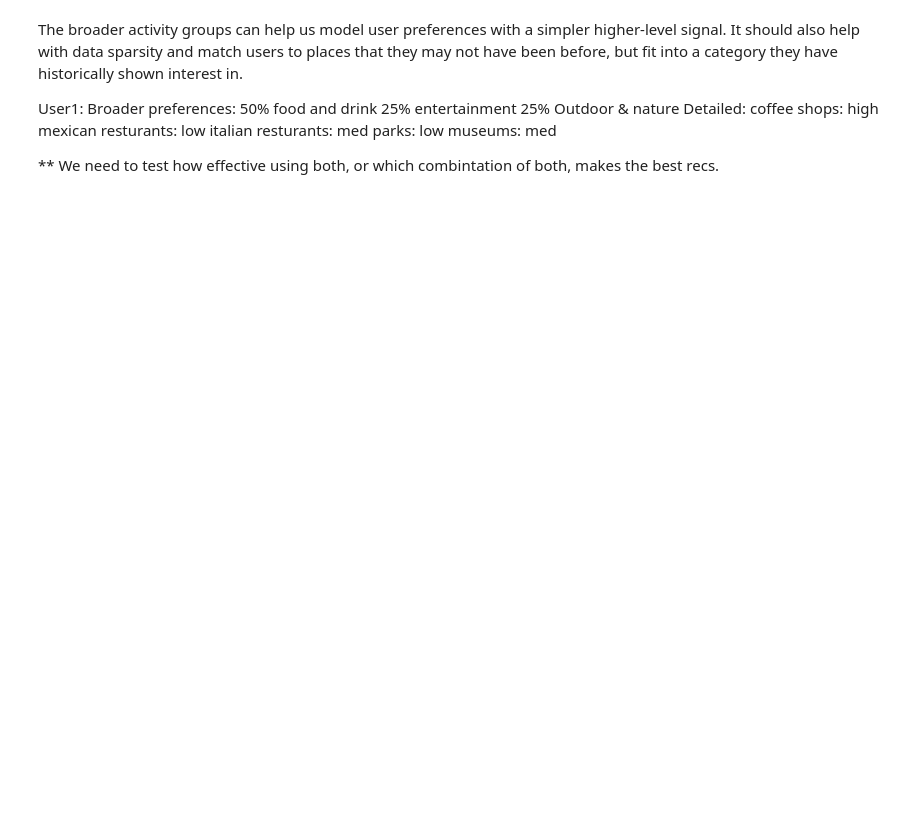
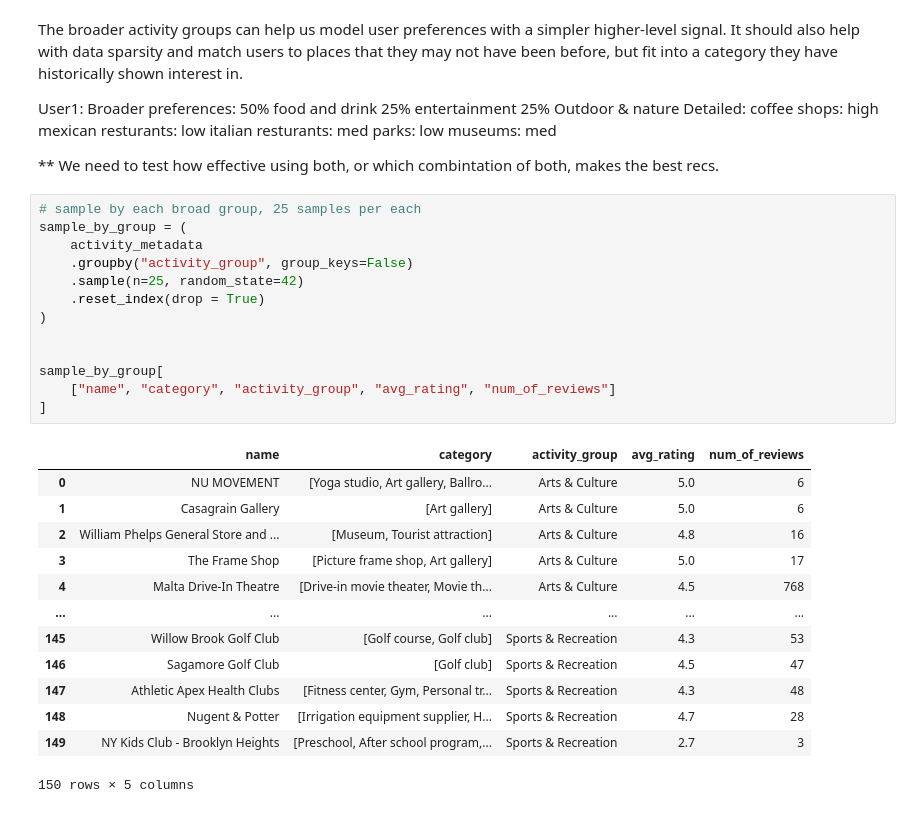
Before and after one commit to oesedebe/Egocentric-Activity-Recommendation-System, a Jupyter notebook: notebooks/02_stacey_activity_exploration.ipynb, the cells around one changed output. Drawn from its saved outputs; the diff is of its cells as text; blank space fills up the shorter version.

```diff
--- a/notebooks/02_stacey_activity_exploration.ipynb
+++ b/notebooks/02_stacey_activity_exploration.ipynb
@@ -216,3 +200,30 @@ Detailed:
     museums: med
 
 ** We need to test how effective using both, or which combintation of both, makes the best recs.
+# %%
+# sample by each broad group, 25 samples per each
+sample_by_group = (
+    activity_metadata
+    .groupby("activity_group", group_keys=False)
+    .sample(n=25, random_state=42)
+    .reset_index(drop = True)
+)
+
+
+sample_by_group[
+    ["name", "category", "activity_group", "avg_rating", "num_of_reviews"]
+]
+# %% [output]
+|  | name | category | activity_group | avg_rating | num_of_reviews |
+| 0 | NU MOVEMENT | [Yoga studio, Art gallery, Ballro... | Arts & Culture | 5.0 | 6 |
+| 1 | Casagrain Gallery | [Art gallery] | Arts & Culture | 5.0 | 6 |
+| 2 | William Phelps General Store and ... | [Museum, Tourist attraction] | Arts & Culture | 4.8 | 16 |
+| 3 | The Frame Shop | [Picture frame shop, Art gallery] | Arts & Culture | 5.0 | 17 |
+| 4 | Malta Drive-In Theatre | [Drive-in movie theater, Movie th... | Arts & Culture | 4.5 | 768 |
+| ... | ... | ... | ... | ... | ... |
+| 145 | Willow Brook Golf Club | [Golf course, Golf club] | Sports & Recreation | 4.3 | 53 |
+| 146 | Sagamore Golf Club | [Golf club] | Sports & Recreation | 4.5 | 47 |
+| 147 | Athletic Apex Health Clubs | [Fitness center, Gym, Personal tr... | Sports & Recreation | 4.3 | 48 |
+| 148 | Nugent & Potter | [Irrigation equipment supplier, H... | Sports & Recreation | 4.7 | 28 |
+| 149 | NY Kids Club - Brooklyn Heights | [Preschool, After school program,... | Sports & Recreation | 2.7 | 3 |
+150 rows × 5 columns
```
Also changed, not shown: parts of 6 cells of this notebook, 3 other files.
